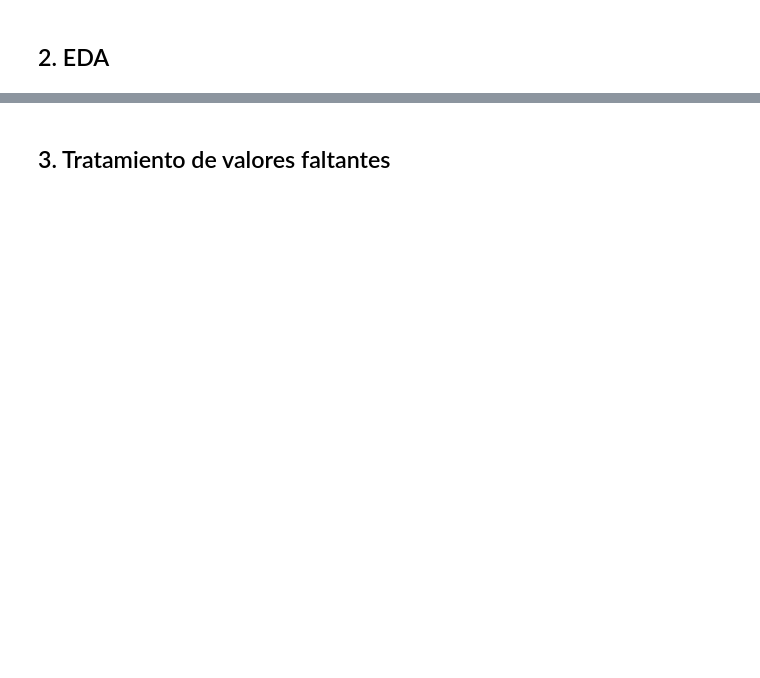
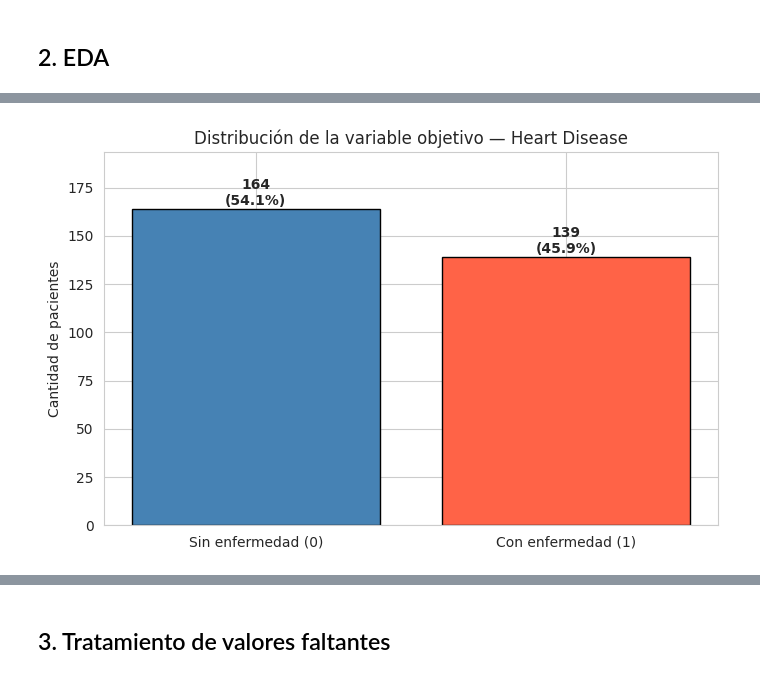
Before and after one commit to vargasmiranda-victormanuel/course-sistemas-basados-en-conocimiento, a Jupyter notebook: tareas_aprendizaje_automatico/proyecto_clasificacion_clustering/Tarea2_VictorVargas_&_Zeledon.ipynb, the cells around one changed output, grey strips where cells are left out. Saved outputs shown, nothing was run; the diff lists cells and outputs as text; code cells hidden in the pictures; blank space fills up the shorter version.

```diff
--- a/tareas_aprendizaje_automatico/proyecto_clasificacion_clustering/Tarea2_VictorVargas_&_Zeledon.ipynb
+++ b/tareas_aprendizaje_automatico/proyecto_clasificacion_clustering/Tarea2_VictorVargas_&_Zeledon.ipynb
@@ -123,14 +199,21 @@ print(f'\nTipos: {df_heart.dtypes.value_counts().to_dict()}  | Nulos: {df_heart.
 # %%
-# TODO 3: Distribución del target con barras y porcentajes
-fig, ax = plt.subplots(figsize=(6, 4))
+# TODO 3: Graficar distribución del target con barras y porcentajes.
 counts = df_heart['target'].value_counts().sort_index()
 labels = ['Sin enfermedad (0)', 'Con enfermedad (1)']
+
+fig, ax = plt.subplots(figsize=(7, 4.5))
 bars = ax.bar(labels, counts.values, color=['steelblue', 'tomato'], edgecolor='black')
-for bar, val in zip(bars, counts.values):
-    pct = 100 * val / len(df_heart)
-    ax.text(bar.get_x() + bar.get_width() / 2, bar.get_height() + 2,
-            f'{val}\n({pct:.1f}%)', ha='center', fontweight='bold')
-ax.set_title('Distribución del Target — Heart Disease', fontsize=13)
-ax.set_ylabel('Frecuencia')
-plt.tight_layout(); plt.show()
+
+for bar, value in zip(bars, counts.values):
+    pct = 100 * value / len(df_heart)
+    ax.text(bar.get_x() + bar.get_width()/2, bar.get_height() + 2,
+            f'{value}\n({pct:.1f}%)', ha='center', fontweight='bold')
+
+ax.set_title('Distribución de la variable objetivo — Heart Disease')
+ax.set_ylabel('Cantidad de pacientes')
+ax.set_ylim(0, counts.max() * 1.18)
+plt.tight_layout()
+plt.show()
+# %% [output]
+[figure, added]
 # %%
```
Also changed, not shown: parts of 34 cells of this notebook, 1 other file.
